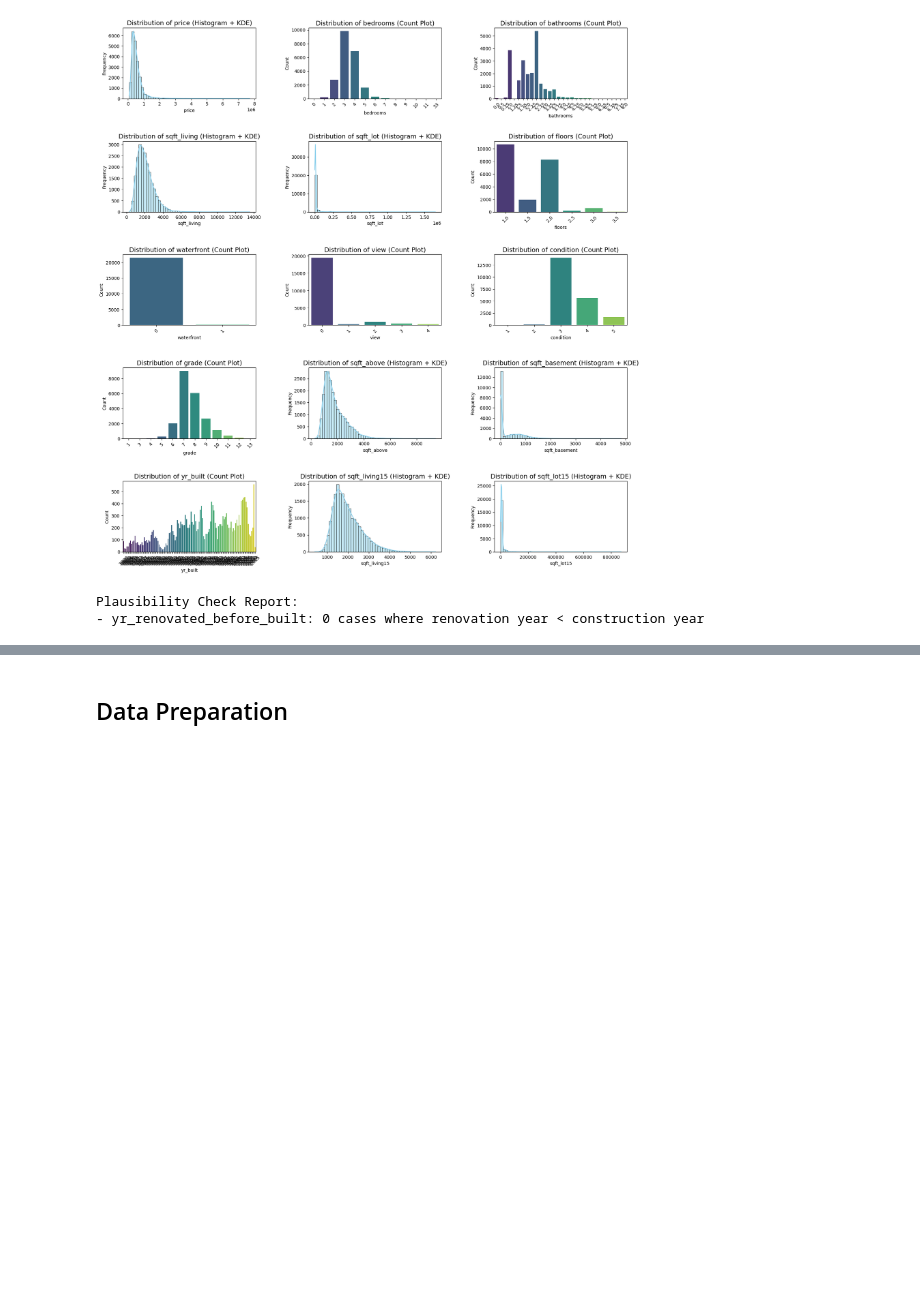
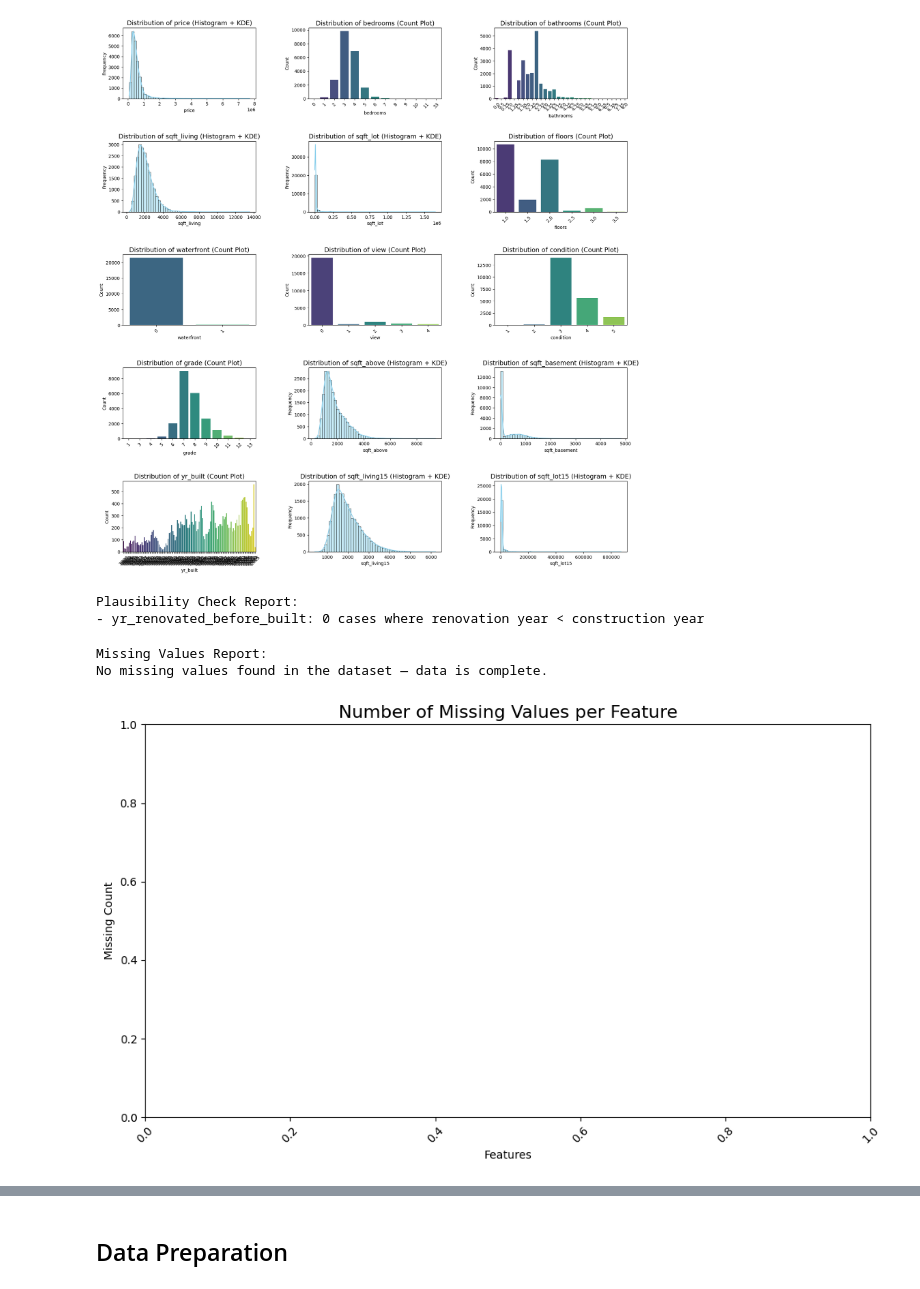
Before and after one commit to Snaseri2001/BI_CRISP_DM, a Jupyter notebook: Cyclists_251201.ipynb, the cells around one changed output, grey strips where cells are left out. Drawn from its saved outputs; the diff is of its cells as text; code cells hidden in the pictures; blank space fills up the shorter version.

```diff
--- a/Cyclists_251201.ipynb
+++ b/Cyclists_251201.ipynb
@@ -1033,3 +1197,83 @@ plaus_ass_uuid_writer = str(uuid.uuid4())
 # %% [output]
 Plausibility Check Report:
 - yr_renovated_before_built: 0 cases where renovation year < construction year
+# %%
+
+missing_code_writer = student_a
+
+start_time_missing = now()
+
+missing_count = data.isnull().sum()
+missing_percentage = (data.isnull().sum() / len(data)) * 100
+missing_report = pd.DataFrame({
+    'Missing_Count': missing_count,
+    'Missing_Percentage': missing_percentage.round(2)
+})
+missing_report = missing_report[missing_report['Missing_Count'] > 0]
+
+print("Missing Values Report:")
+if missing_report.empty:
+    print("No missing values found in the dataset — data is complete.")
+else:
+    display(missing_report)
+
+# Visualize missing values (bar plot)
+plt.figure(figsize=(10, 6))
+sns.barplot(x=missing_report.index, y=missing_report['Missing_Count'], palette='Reds_d')
+plt.title('Number of Missing Values per Feature', fontsize=16)
+plt.xlabel('Features')
+plt.ylabel('Missing Count')
+plt.xticks(rotation=45)
+plt.tight_layout()
+plt.show()
+
+end_time_missing = now()
+
+#############################################
+# Provenance Documentation
+#############################################
+
+# UUIDs for associations
+missing_ass_uuid_executor = str(uuid.uuid4())
+missing_ass_uuid_writer = str(uuid.uuid4())
+
+# Executor
+missing_executor_triples = [
+    f':analyze_missing_values prov:qualifiedAssociation :{missing_ass_uuid_executor} .',
+    f':{missing_ass_uuid_executor} prov:agent :{executed_by} .',
+    f':{missing_ass_uuid_executor} rdf:type prov:Association .',
+    f':{missing_ass_uuid_executor} prov:hadRole :{code_executor_role} .',
+]
+engine.insert(missing_executor_triples, prefixes=prefixes)
+
+# Interpretation and decision
+missing_comment = """
+This dataset is complete and does not have any missing vlues.
+
+
+"""
+
+missing_activity_triples = [
+    ':analyze_missing_values rdf:type prov:Activity .',
+    ':analyze_missing_values sc:isPartOf :data_understanding_phase .',
+    ':analyze_missing_values rdfs:comment "Data Understanding - Missing Values Analysis" .',
+    f':analyze_missing_values rdfs:comment """{missing_comment}""" .',
+    f':analyze_missing_values prov:startedAtTime "{start_time_missing}"^^xsd:dateTime .',
+    f':analyze_missing_values prov:endedAtTime "{end_time_missing}"^^xsd:dateTime .',
+    f':analyze_missing_values prov:qualifiedAssociation :{missing_ass_uuid_writer} .',
+    f':{missing_ass_uuid_writer} prov:agent :{missing_code_writer} .',
+    f':{missing_ass_uuid_writer} rdf:type prov:Association .',
+    f':{missing_ass_uuid_writer} prov:hadRole :{code_writer_role} .',
+    ':analyze_missing_values prov:used :data .',
+    ':missing_values_report rdf:type prov:Entity .',
+    f':missing_values_report rdfs:comment """Missing values summary: {missing_report.to_json(indent=2) if not missing_report.empty else 'No missing values detected.'}""" .',
+    ':missing_values_report prov:wasGeneratedBy :analyze_missing_values .',
+    ':missing_values_plot rdf:type prov:Entity .',
+    ':missing_values_plot rdfs:comment "Bar plot visualization of missing value counts per feature." .',
+    ':missing_values_plot prov:wasGeneratedBy :analyze_missing_values .',
+]
+engine.insert(missing_activity_triples, prefixes=prefixes)
+# %% [output]
+Missing Values Report:
+No missing values found in the dataset — data is complete.
+[figure, added]
```
Also changed, not shown: parts of 36 cells of this notebook, 5 other files.
